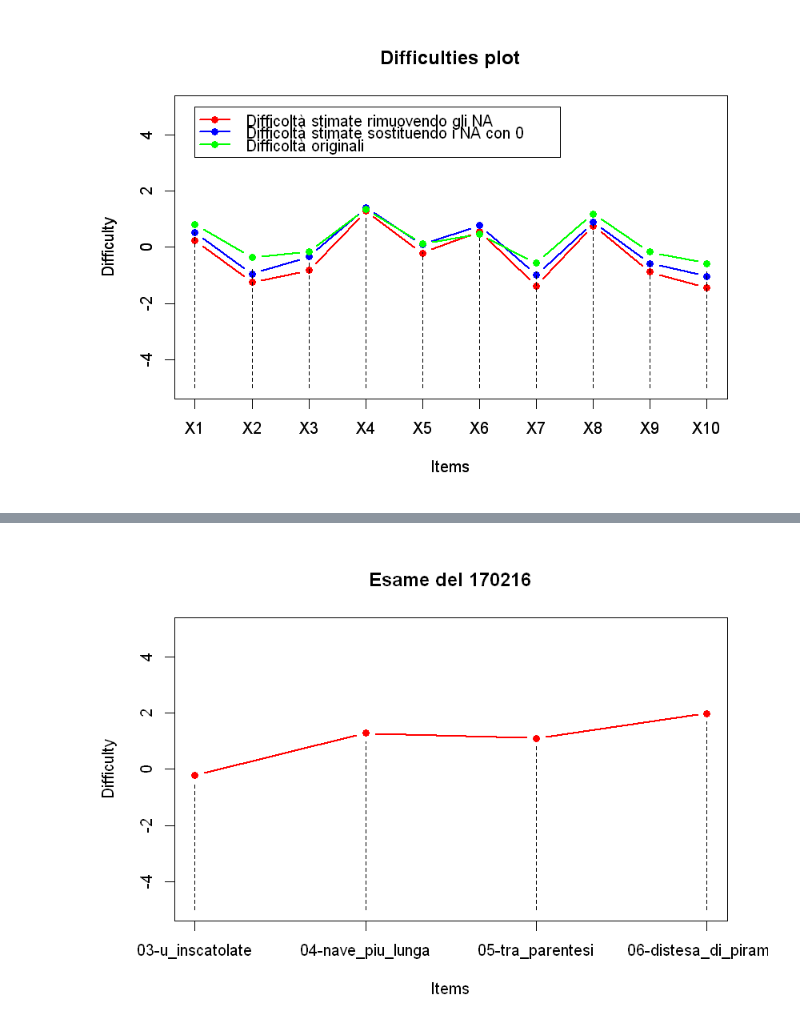
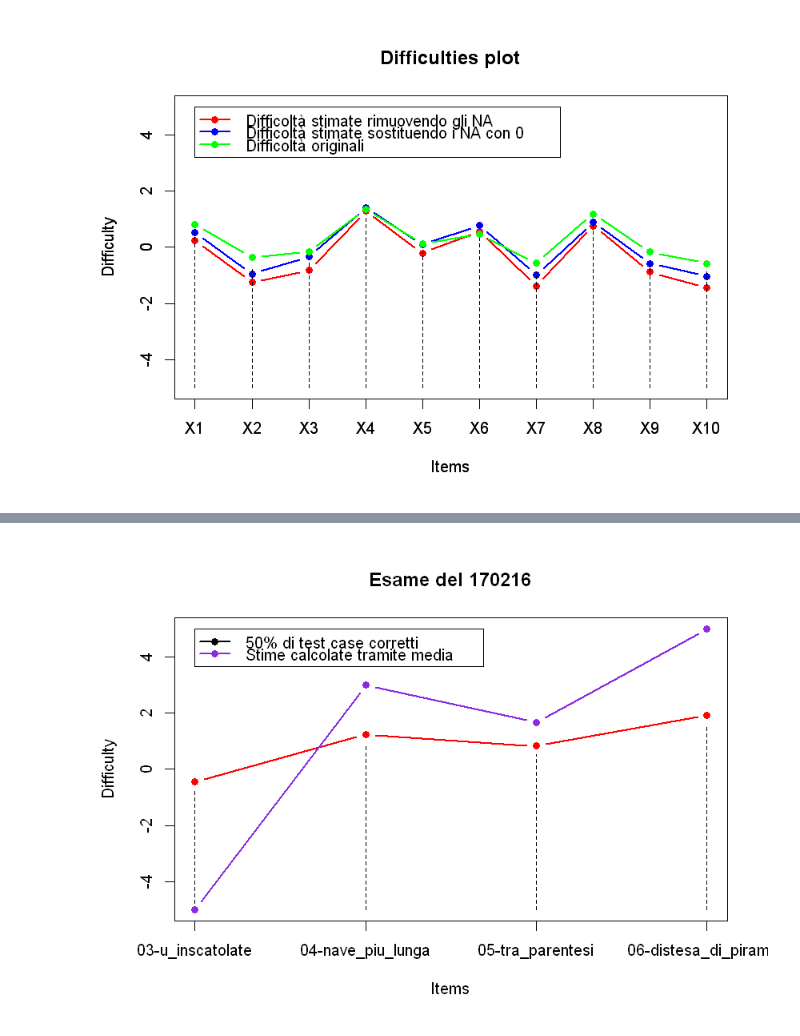
Before and after one commit to MarcoCordoni95/TesiTriennale-ItemResponseTheory, a Jupyter notebook: IRT.ipynb, the cells around one changed output, grey strips where cells are left out. Cells and saved outputs as stored; diff of their text form; code cells hidden in the pictures.

Commit message:
Aggiunto confronto con media

```diff
--- a/IRT.ipynb
+++ b/IRT.ipynb
@@ -196,12 +206,17 @@ In ogni tabella dicotomica provvederò ad eliminare le colonne totalmente unifor
 # %%
 numSessions <- 2
 session <- sessions[numSessions]
 evalWithTestCase <- evaluateSource(session, vote = "testCase", percTestCaseOk = 0.5)
 nStud <- nrow(evalWithTestCase)
 
 evalWithTestCase <- evalWithTestCase[,c(3:6)]
 
 diffTestCase <- estimateDifficultiesDichotOneDiscrim(bootstrapping(evalWithTestCase, n = bootstrapVal * nStud))
 plotDifficultiesDichot(evalWithTestCase, diffTestCase, name = paste("Esame del",session))
+legend(1, 10, legend=c("50% di test case corretti", "Stime calcolate tramite media"), col=c("black", "blueviolet"), lty=1, cex=1, lwd=2, pch=16)
+par(new = TRUE)
+cs <- colSums(evalWithTestCase)
+nItems <- ncol(evalWithTestCase)
+plot(1 - cs/nStud, type = "b", col =  "blueviolet", pch = 16, lwd = 2, xaxt = "n", yaxt = "n", xlab = "", ylab = "")
 # %% [output]
-[figure, old version]
+[figure, new version]
```
Also changed, not shown: parts of 23 cells of this notebook.
